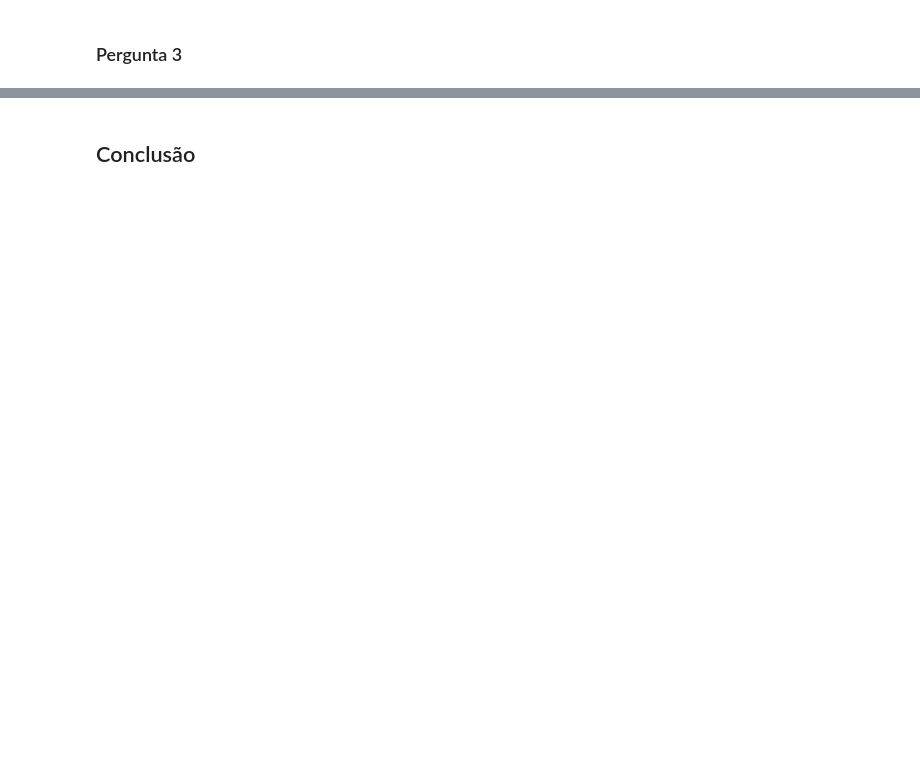
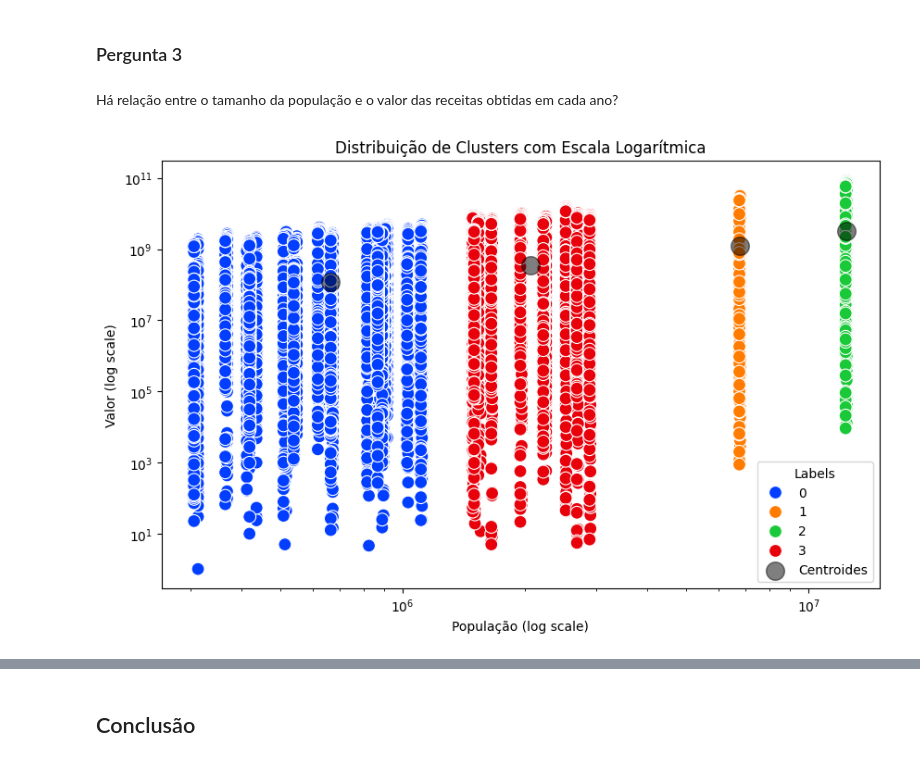
Before and after one commit to juliajgmb/projeto_icd, a Jupyter notebook: fase_Final.ipynb, the cells around one changed output, grey strips where cells are left out. Drawn from its saved outputs; the diff is of its cells as text; code cells hidden in the pictures; blank space fills up the shorter version.

```diff
--- a/fase_Final.ipynb
+++ b/fase_Final.ipynb
@@ -198,2 +223,4 @@ plt.show()
 # %% [markdown]
 ### Pergunta 3
+# %% [markdown]
+ Há relação entre o tamanho da população e o valor das receitas obtidas em cada ano?
@@ -199,0 +232,24 @@ plt.show()
+# %%
+scaler = MinMaxScaler()
+dataset_scaled = scaler.fit_transform(dataset_copia[['População', 'Valor']])
+
+kmeans = KMeans(n_clusters=4, n_init=10, random_state=42)
+kmeans.fit(dataset_scaled)
+dataset_copia['labels'] = kmeans.labels_
+
+centroides = scaler.inverse_transform(kmeans.cluster_centers_)
+
+plt.figure(figsize=(10, 6))
+sns.scatterplot(data=dataset_copia, x='População', y='Valor', hue='labels', palette='bright', s=100)
+plt.scatter(centroides[:, 0], centroides[:, 1], c='black', s=200, alpha=0.5, label='Centroides')
+
+plt.xscale('log')
+plt.yscale('log')
+
+plt.xlabel('População (log scale)')
+plt.ylabel('Valor (log scale)')
+plt.legend(title='Labels')
+plt.title('Distribuição de Clusters com Escala Logarítmica')
+plt.show()
+# %% [output]
+[figure, added]
```
Also changed, not shown: parts of 13 cells of this notebook, 1 other file.
